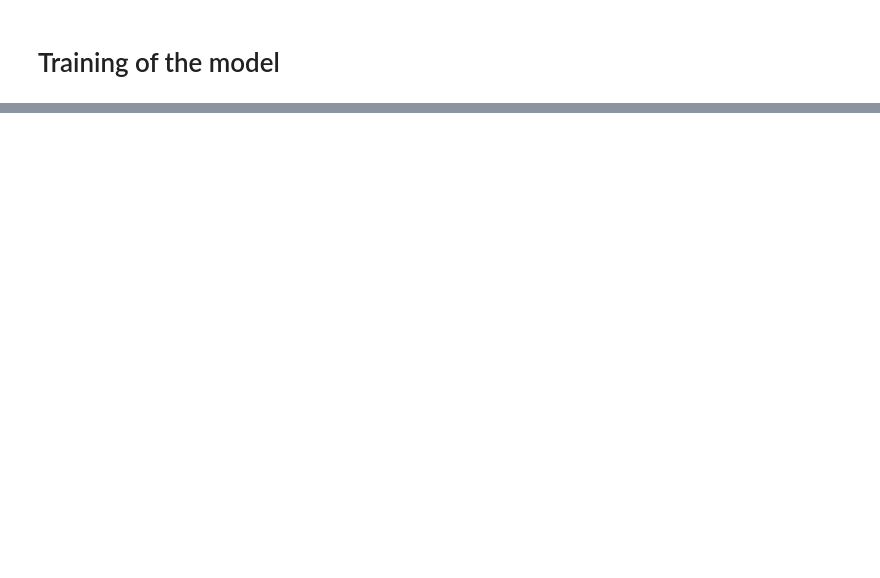
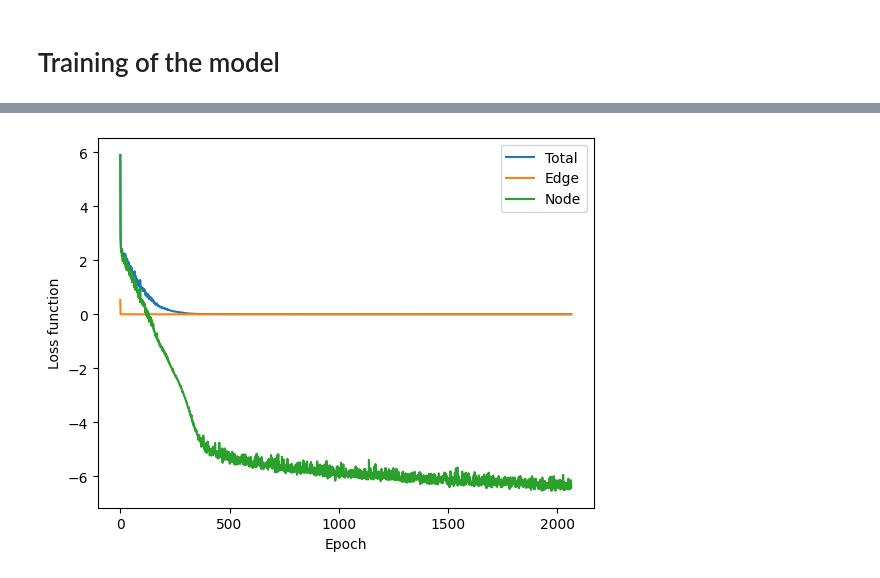
Before and after one commit to CibranLopez/GenerativeModels, a Jupyter notebook: Generative models (training).ipynb, the cells around one changed output, grey strips where cells are left out. Cells and saved outputs as stored; diff of their text form; code cells hidden in the pictures; blank space fills up the shorter version.

```diff
--- a/Generative models (training).ipynb
+++ b/Generative models (training).ipynb
@@ -31,7 +31,7 @@ node_model_name = f'{target_folder}/node_model.pt'
 #seeked_target = ##
 
 # Machine-learning parameters
-n_epochs      = 300
+n_epochs      = 3000
 batch_size    = 32
 learning_rate = 0.0001
 
@@ -369,14 +377,21 @@ eGCNN(
 )
 # %%
+# Loss factor for normalization
+loss_factor = len(train_dataset) * n_t_steps
+
 # Initialize the optimizers
 node_optimizer = torch.optim.Adam(node_model.parameters(), lr=learning_rate)
 edge_optimizer = torch.optim.Adam(edge_model.parameters(), lr=learning_rate)
 
 # Training loop
-train_losses = []
+total_losses = []
+edge_losses  = []
+node_losses  = []
 for epoch in range(n_epochs):
     # Initialize train loss variable
-    train_loss = 0
+    total_loss_cum = 0
+    edge_loss_cum  = 0
+    node_loss_cum  = 0
     for graph in train_dataset:
         #print()
         # Clone existing graph
@@ -447,13 +462,23 @@ for epoch in range(n_epochs):
 
             # Accumulate the total training loss
             loss = node_loss + edge_loss
-            train_loss += loss.item()
+
+            # Get items
+            total_loss_cum += loss.item()
+            edge_loss_cum  += edge_loss.item()
+            node_loss_cum  += node_loss.item()
 
     # Compute the average train loss
-    train_loss = train_loss / (len(train_dataset) * n_t_steps)
-    train_losses.append(train_loss)
+    total_loss_cum = total_loss_cum / loss_factor
+    edge_loss_cum  = edge_loss_cum  / loss_factor
+    node_loss_cum  = node_loss_cum  / loss_factor
 
-    print(f'Epoch: {epoch+1}, Train Loss: {train_loss:.4f}')
+    # Append average losses
+    total_losses.append(total_loss_cum)
+    edge_losses.append(edge_loss_cum)
+    node_losses.append(node_loss_cum)
+
+    print(f'Epoch: {epoch+1}, total loss: {total_loss_cum:.4f}, edge loss: {edge_loss_cum:.4f}, node loss: {node_loss_cum:.4f}')
 
     # Save some checkpoints
     if (epoch % 20) == 0:
@@ -488,0 +509,11 @@ plt.ylabel('Loss function')
+# %%
+import matplotlib.pyplot as plt
+plt.plot(np.log(total_losses), label='Total')
+plt.plot(np.log(edge_losses),  label='Edge')
+plt.plot(np.log(node_losses),  label='Node')
+plt.xlabel('Epoch')
+plt.ylabel('Loss function')
+plt.legend(loc='best')
+plt.show()
+# %% [output]
+[figure, added]
```
Also changed, not shown: parts of 14 cells of this notebook, 2 other files.
